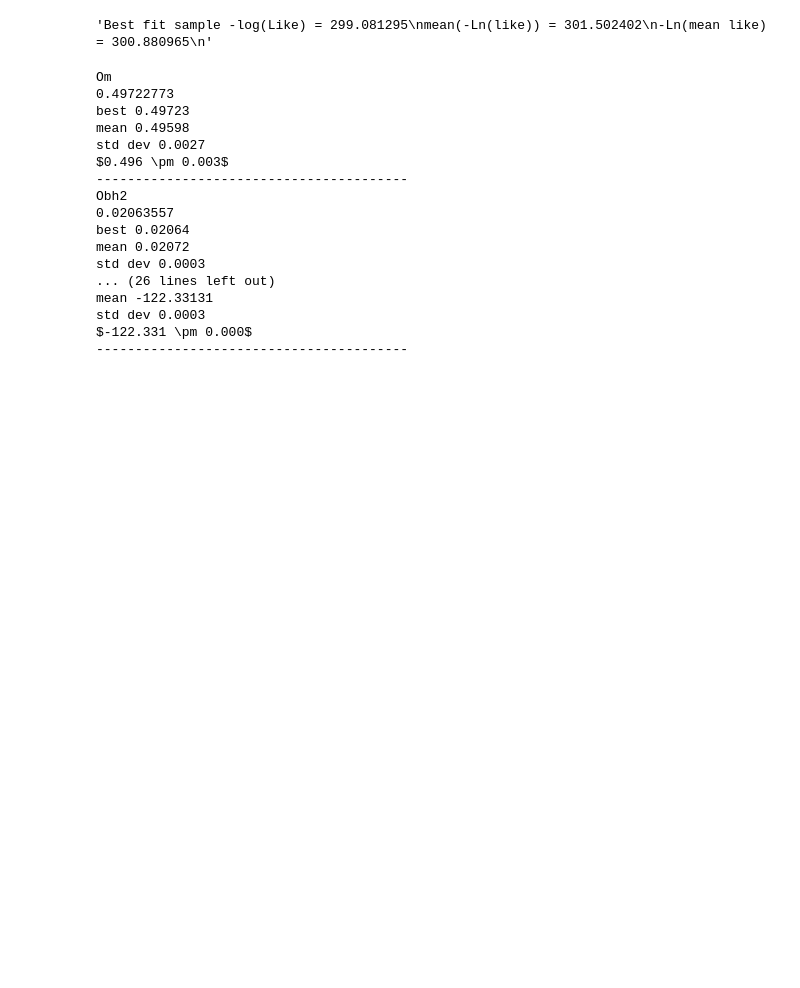
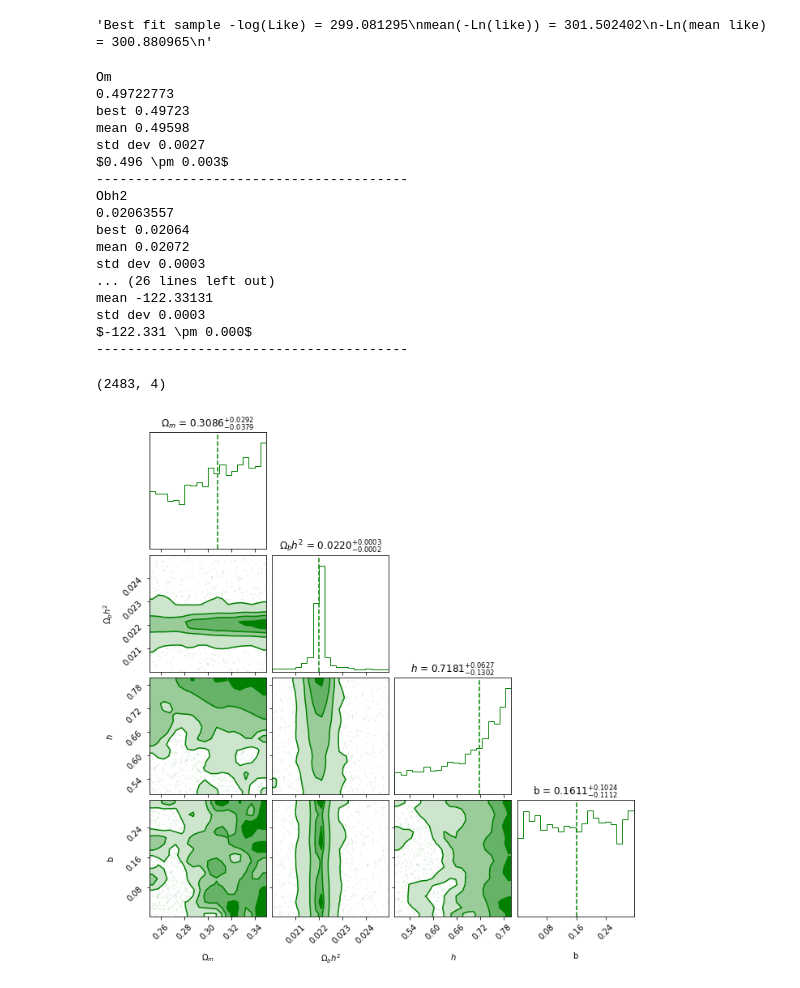
Before and after one commit to igomezv/cosmo_tools, a Jupyter notebook: models/nled/posteriors_nled.ipynb, the cells around one changed output. Drawn from its saved outputs; the diff is of its cells as text; code cells hidden in the pictures; blank space fills up the shorter version.

```diff
--- a/models/nled/posteriors_nled.ipynb
+++ b/models/nled/posteriors_nled.ipynb
@@ -194,3 +194,29 @@ mean -122.33131
 std dev 0.0003
 $-122.331 \pm 0.000$
 ----------------------------------------
+# %%
+chain1 = 'NLED_phy_HD+SN+CBAO+Planck_15_nested_multi_1.txt'
+chain2 = 'NLED_phy_Pantheon_nested_multi_1.txt'
+#npchain = np.asanyarray(np.loadtxt(chaindir+chainname))
+outputname = dir_name+chain2
+npchain = np.loadtxt(outputname)
+# %%
+chain = npchain[:,2:6]
+np.shape(chain)
+# %% [output]
+(2483, 4)
+# %%
+figure = corner.corner(chain,labels=["$\Omega_m$", "$\Omega_bh^2$", "$h$","b"],
+                       bins = 20,
+                       weights = npchain[:,1],
+                       color='g',
+                       quantiles=[0.5],
+                       show_titles=True,
+                       title_fmt = '.4f',
+                       smooth=True,
+                       fill_contours = True,
+                       title_kwargs={"fontsize": 12},
+                  )
+plt.savefig('img/corner_nled_Pantheon.png', dpi=300)
+# %% [output]
+[figure, added]
```
Also changed, not shown: parts of 7 cells of this notebook.
